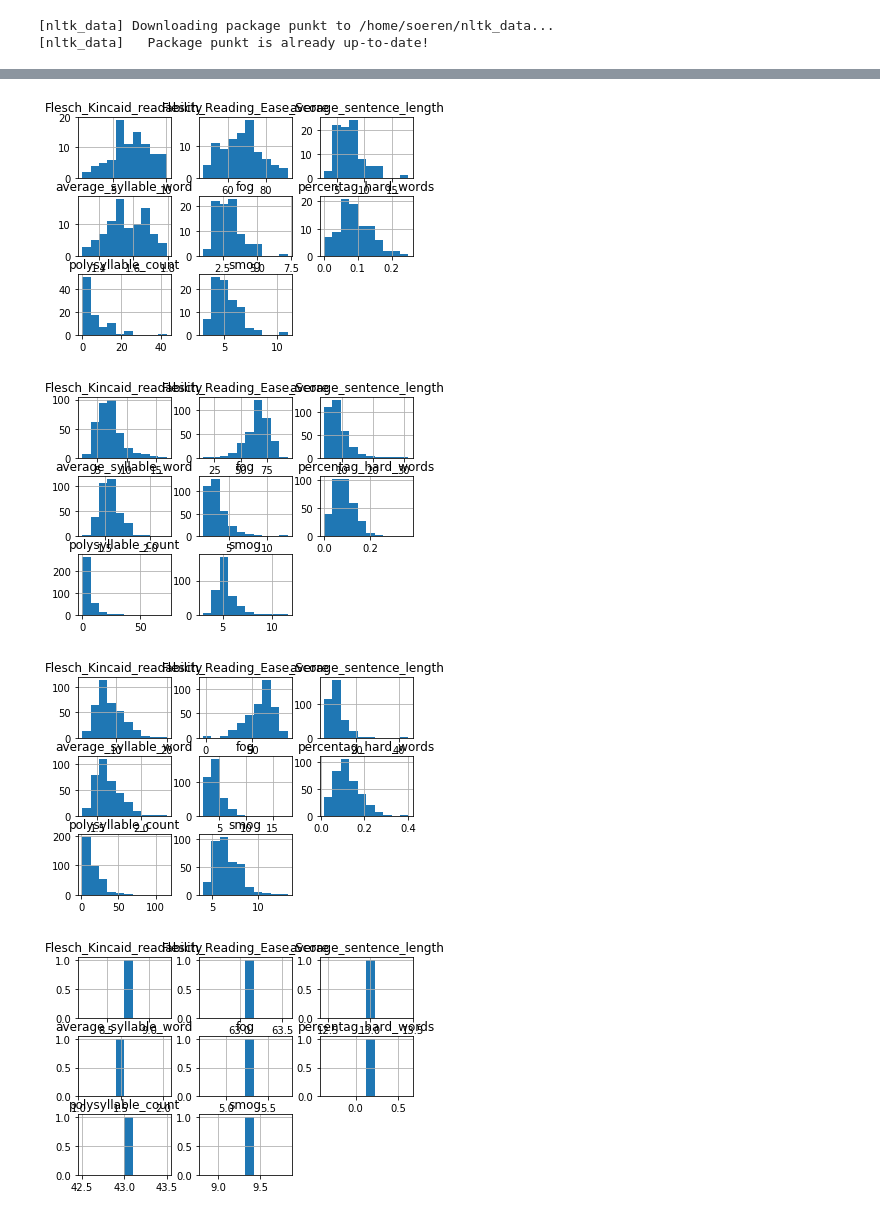
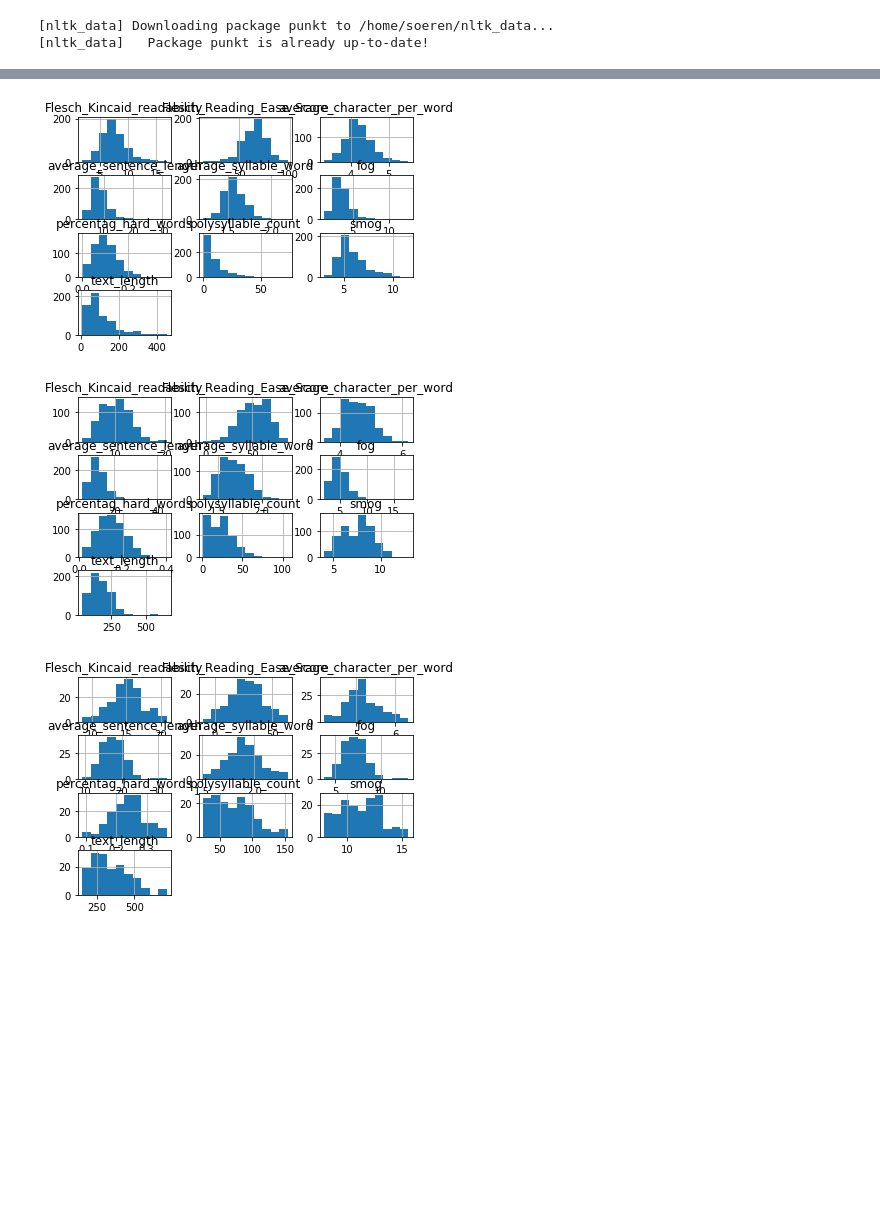
Before and after one commit to soerenetler/TextDifficultyAssessmentGerman, a Jupyter notebook: basicFeatures.ipynb, the cells around one changed output, grey strips where cells are left out. Drawn from its saved outputs; the diff is of its cells as text; code cells hidden in the pictures; blank space fills up the shorter version.

```diff
--- a/basicFeatures.ipynb
+++ b/basicFeatures.ipynb
@@ -7,6 +7,18 @@ import pandas as pd
 import matplotlib.pyplot as plt
 from nltk.tokenize import sent_tokenize, word_tokenize
 from numpy import random
+
+def average_character_per_word(preprocessed_text):
+    characters_per_wors = []
+    for sentence in preprocessed_text:
+        characters_per_wors += [len(word[0]) for word in sentence]
+    return np.mean(characters_per_wors)
+
+def text_length(preprocessed_text):
+    count = 0
+    for sentence in preprocessed_text:
+        count+= len(sentence)
+    return count
 
 def average_sentence_length(preprocessed_text):
     ''' Average length of a sentence. All characters and symbols are included.'''
@@ -108,7 +120,10 @@ df["percentag_hard_words"] = [percentag_hard_words(text) for text in df["preproc
 df["fog"] = [fog(text) for text in df["preprocessedText"]]
 df["polysyllable_count"] = [polysyllable_count(text) for text in df["preprocessedText"]]
 df["smog"] = [smog(text) for text in df["preprocessedText"]]
-df.head()
+df["average_character_per_word"] = [average_character_per_word(text) for text in df["preprocessedText"]]
+df["text_length"] = [text_length(text) for text in df["preprocessedText"]]
+
+display(df.head())
 filename = "basic_features_df.csv"
 df.to_csv(filename)
 # %% [output]
@@ -128,8 +148,7 @@ array(['A1', 'A2', 'B1', 'B2', 'B1 ', 'C1', 'C2'], dtype=object)
 # %%
-df.groupby("Level").hist()
+df.groupby("newLevel").hist()
 plt.show()
 # %% [output]
-[figure, old version]
+[figure, new version]
-[figure, old version]
+[figure, new version]
-[figure, old version]
+[figure, new version]
-[figure, removed]
```
Also changed, not shown: parts of 4 cells of this notebook, 2 other files.
